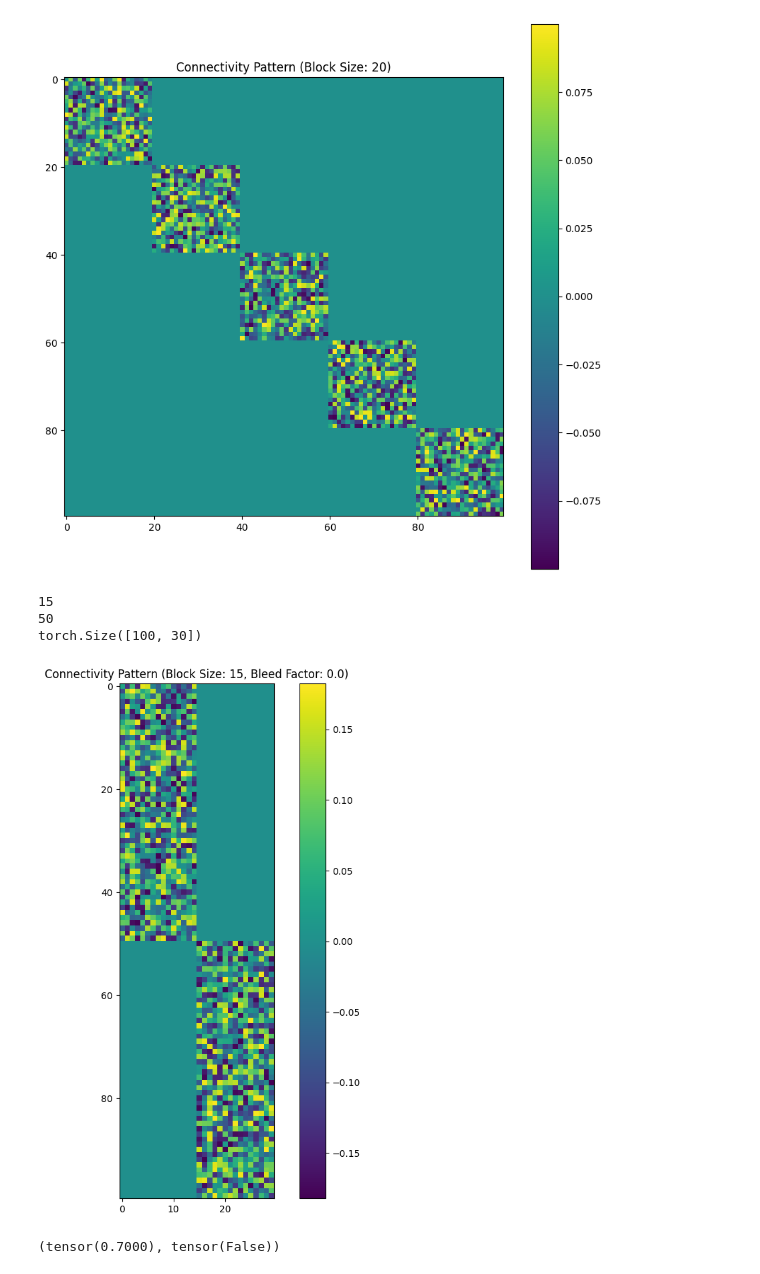
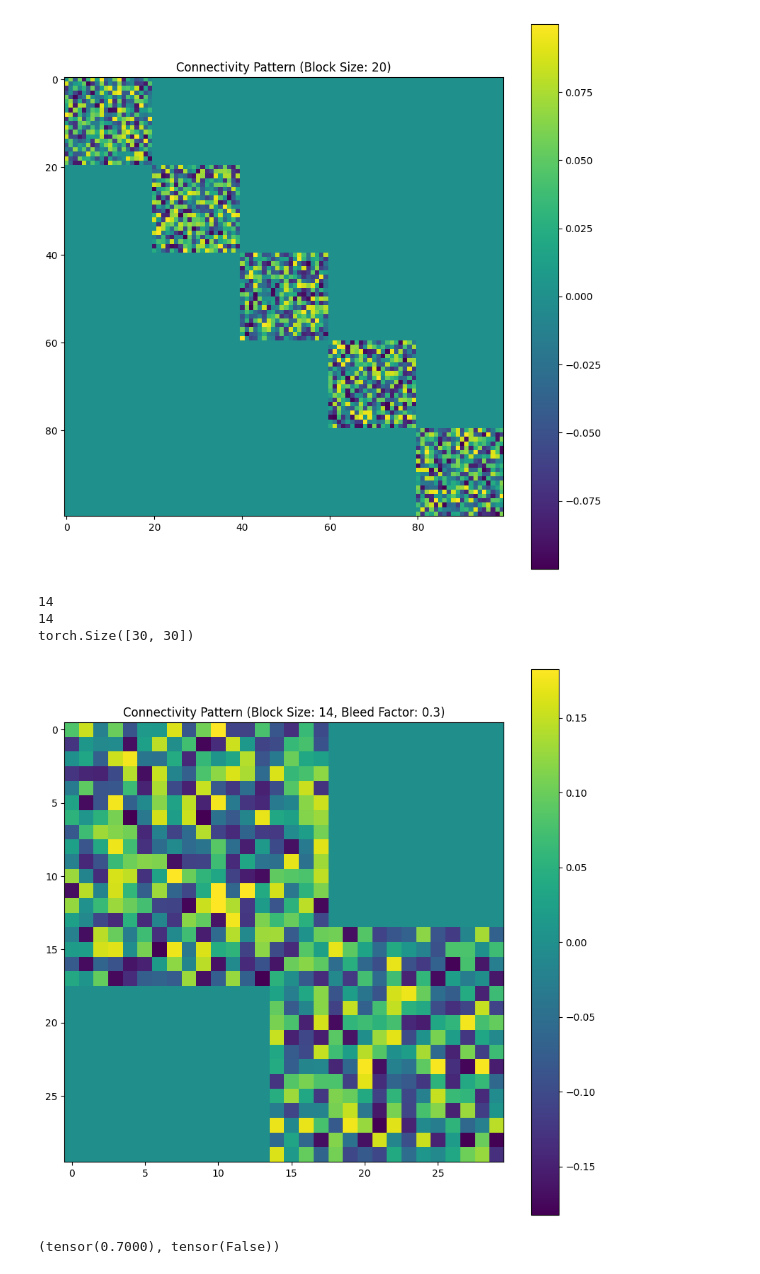
Before and after one commit to and-rewsmith/RecurrentForwardForward, a Jupyter notebook: playground/play.ipynb, the cells around one changed output. Saved outputs shown, nothing was run; the diff lists cells and outputs as text; code cells hidden in the pictures.

```diff
--- a/playground/play.ipynb
+++ b/playground/play.ipynb
@@ -101,38 +101,38 @@ class MaskedLinear(nn.Linear):
     def create_mask(self):
         mask = torch.zeros(self.weight.size())
         print(mask.shape)
 
         # Compute how much additional overlap is allowed based on the bleed factor
         bleed_size_i = int(self.block_size_i * self.bleed_factor)
         bleed_size_j = int(self.block_size_j * self.bleed_factor)
 
         i = 0
         for j in range(0, self.out_features, self.block_size_j):
             # Set the mask for the block and the bleed regions
             mask[j:j+self.block_size_j+bleed_size_j, i:i+self.block_size_i+bleed_size_i] = 1
             i = i + self.block_size_i
 
         # Clip the mask to the matrix size (in case of overflow due to bleeding)
         return mask[:self.out_features, :self.in_features]
 
     def forward(self, input: torch.Tensor) -> torch.Tensor:
         return F.linear(input, self.weight * self.mask, self.bias)
 
     def visualize_connectivity(self):
         plt.figure(figsize=(10, 10))
         plt.imshow(self.weight.data * self.mask, cmap='viridis')
         plt.title(f'Connectivity Pattern (Block Size: {self.block_size}, Bleed Factor: {self.bleed_factor})')
         plt.colorbar()
         plt.show()
 
 # Usage example:
-layer = MaskedLinear(30, 100, block_size=15, bleed_factor=0.0)  # 30% bleed
+layer = MaskedLinear(70, 70, block_size=14, bleed_factor=0.3)  # 30% bleed
 layer.visualize_connectivity()
 # %% [output]
-15
-50
-torch.Size([100, 30])
+14
+14
+torch.Size([30, 30])
-[figure, old version]
+[figure, new version]
 # %%
 # Updated function without prints and assuming label data is passed directly
 def is_confident(softmax_output, correct_labels):
```
Also changed, not shown: 3 other files.
